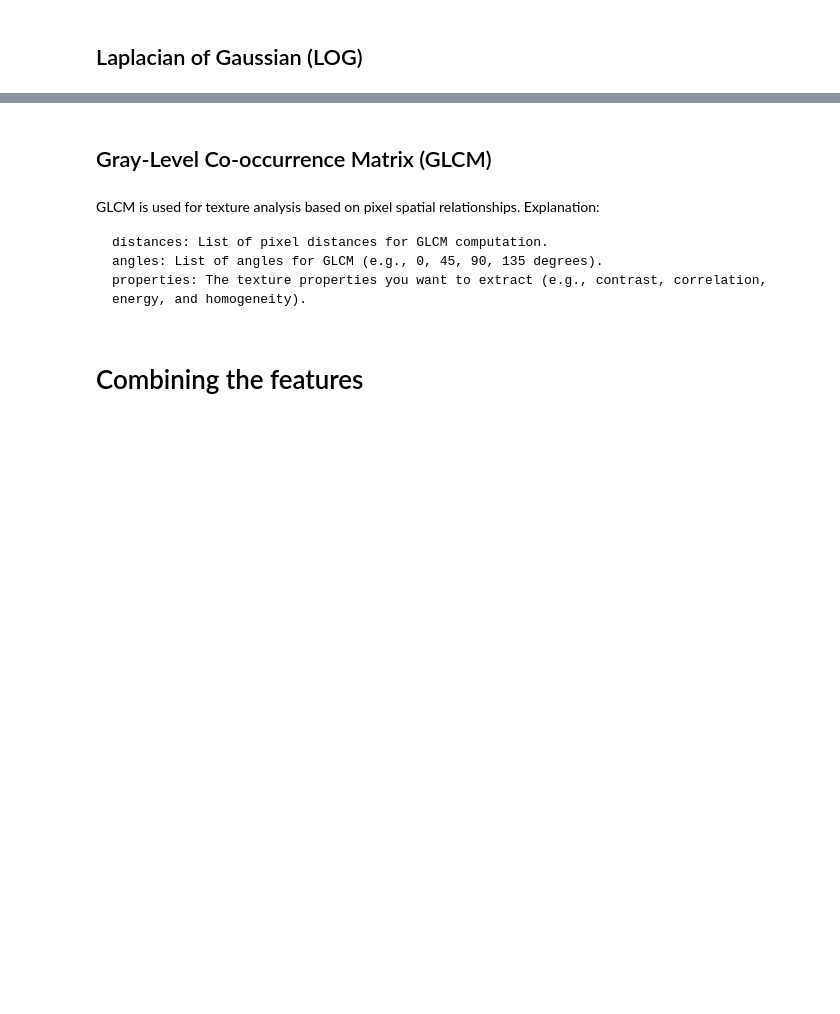
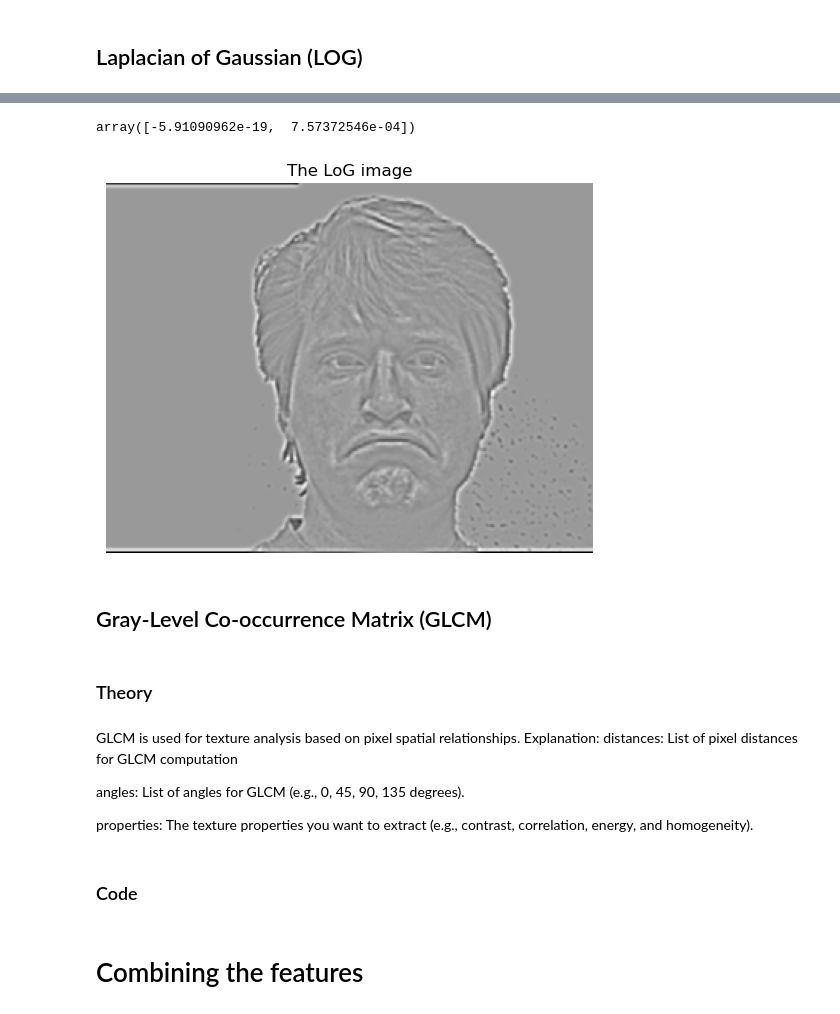
Before and after one commit to sinhajiya/Face_Recognition_from_Features_using_Yale_Face_Database, a Jupyter notebook: main.ipynb, the cells around one changed output, grey strips where cells are left out. Drawn from its saved outputs; the diff is of its cells as text; code cells hidden in the pictures; blank space fills up the shorter version.

```diff
--- a/main.ipynb
+++ b/main.ipynb
@@ -383,25 +461,30 @@ Explanation:
 # %%
-from skimage.filters import laplace, gaussian
-import numpy as np
-
 def extract_log(image, sigma=1.0):
-    # Apply Gaussian filter to smooth the image
     smoothed_image = gaussian(image, sigma=sigma)
-
-    # Apply Laplace filter
     log_image = laplace(smoothed_image)
-
-    # Extract the mean and variance of LoG responses as features
+    plt.imshow(log_image, cmap="gray")
+    plt.axis("off")
+    plt.title("The LoG image")
     mean_log = np.mean(log_image)
     var_log = np.var(log_image)
 
     return np.array([mean_log, var_log])
+# %%
+extract_log(img_ndarray,1.0)
+# %% [output]
+array([-5.91090962e-19,  7.57372546e-04])
+[figure, added]
 # %% [markdown]
 ## Gray-Level Co-occurrence Matrix (GLCM)
+# %% [markdown]
+### Theory
 # %% [markdown]
 GLCM is used for texture analysis based on pixel spatial relationships.
 Explanation:
+distances: List of pixel distances for GLCM computation
 
-    distances: List of pixel distances for GLCM computation.
-    angles: List of angles for GLCM (e.g., 0, 45, 90, 135 degrees).
-    properties: The texture properties you want to extract (e.g., contrast, correlation, energy, and homogeneity).
+angles: List of angles for GLCM (e.g., 0, 45, 90, 135 degrees).
+
+properties: The texture properties you want to extract (e.g., contrast, correlation, energy, and homogeneity).
+# %% [markdown]
+### Code
```
Also changed, not shown: parts of 17 cells of this notebook, 1 other file.
